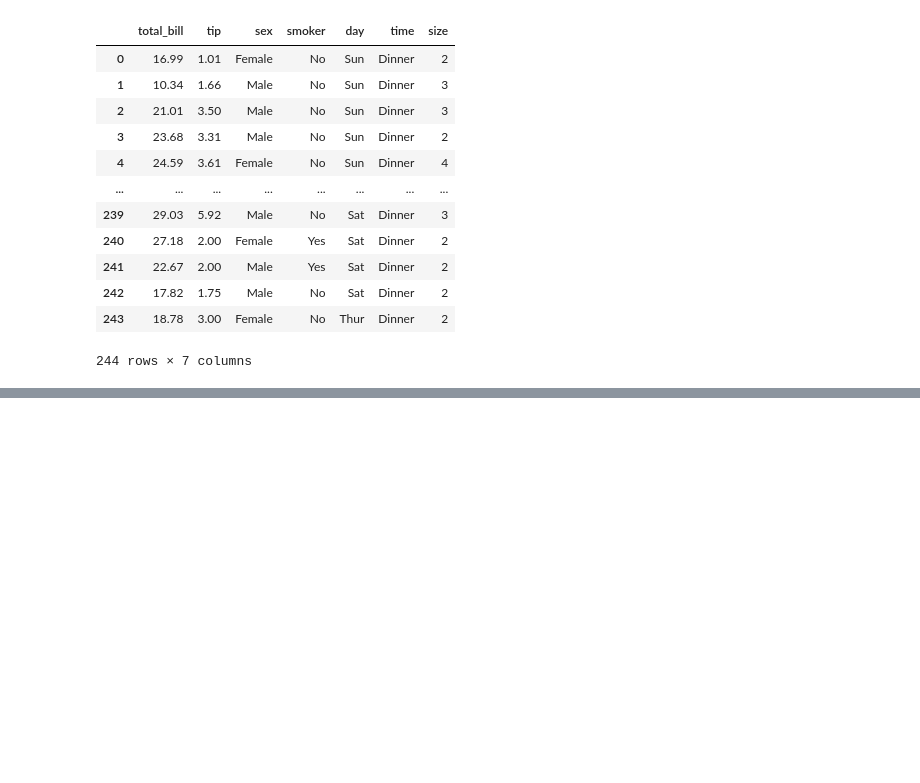
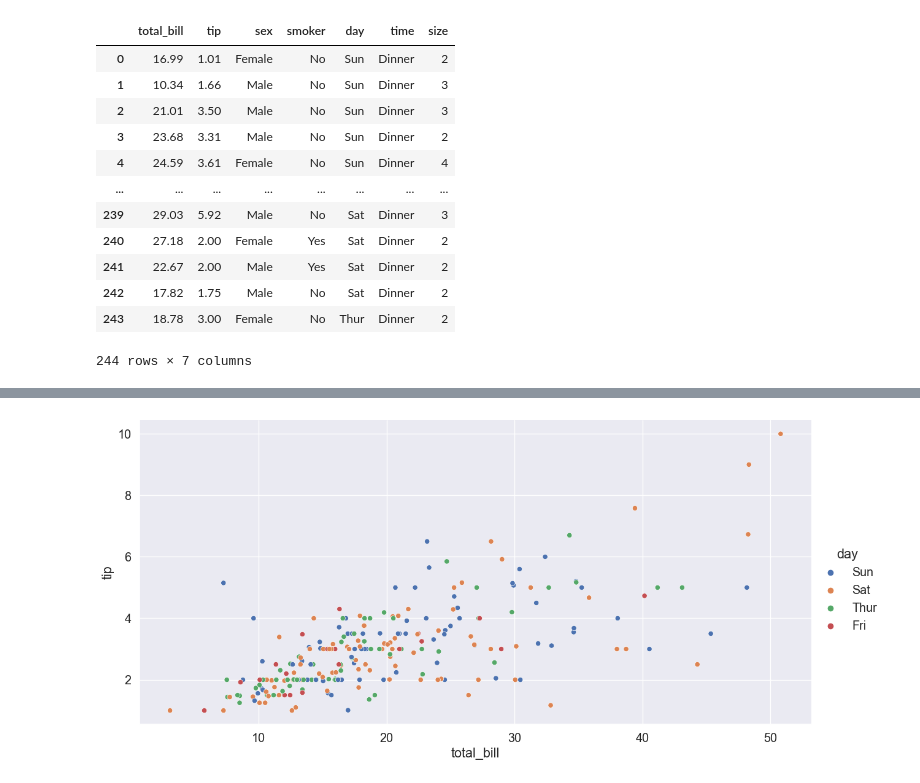
Before and after one commit to bbadzioch/bbadzioch.github.io, a Jupyter notebook: iad_2023.ipynb, the cells around one changed output, grey strips where cells are left out. Saved outputs shown, nothing was run; the diff lists cells and outputs as text; code cells hidden in the pictures; blank space fills up the shorter version.

```diff
--- a/iad_2023.ipynb
+++ b/iad_2023.ipynb
@@ -718,0 +755,10 @@ tips
+# %%
+sns.relplot(data=tips,
+            x="total_bill",
+            y="tip",
+            hue="day",
+            height=6,
+            aspect=2
+);
+# %% [output]
+[figure, added]
```
Also changed, not shown: parts of 34 cells of this notebook, 1 other file.
